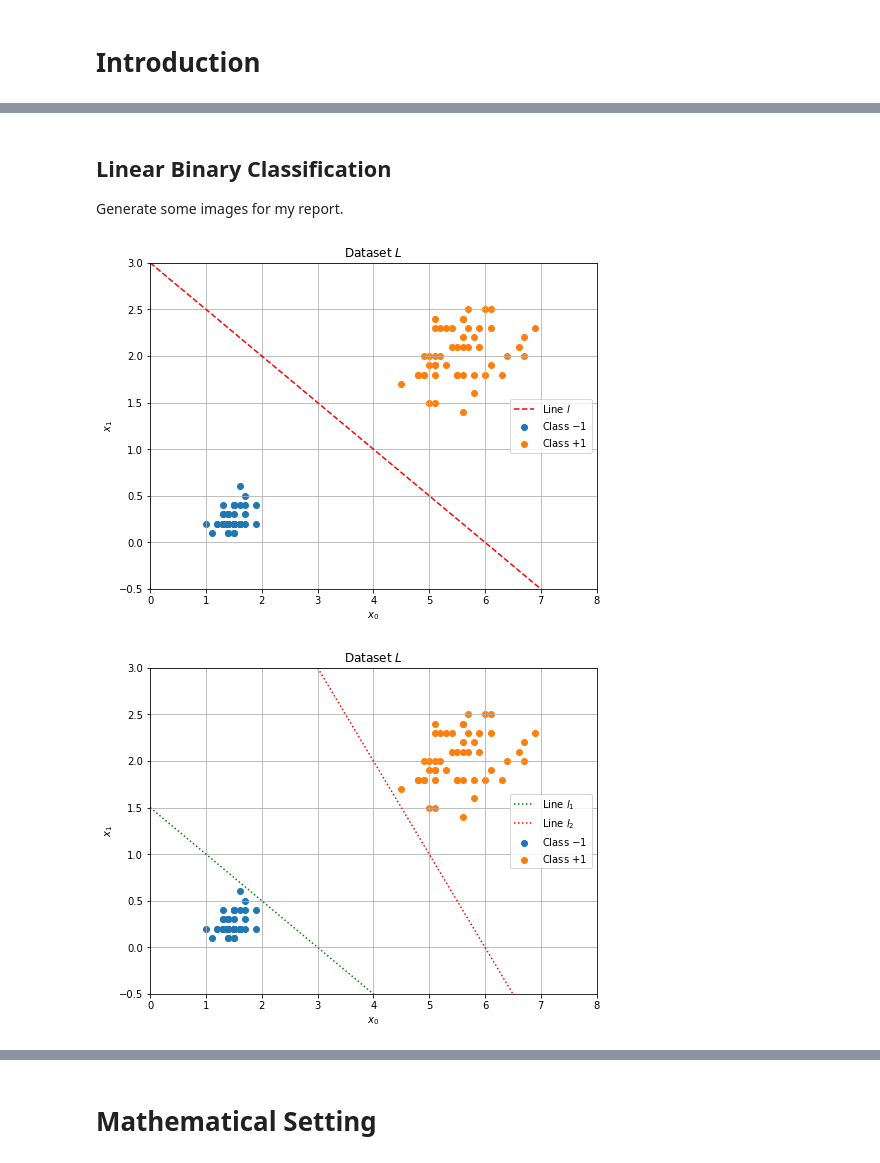
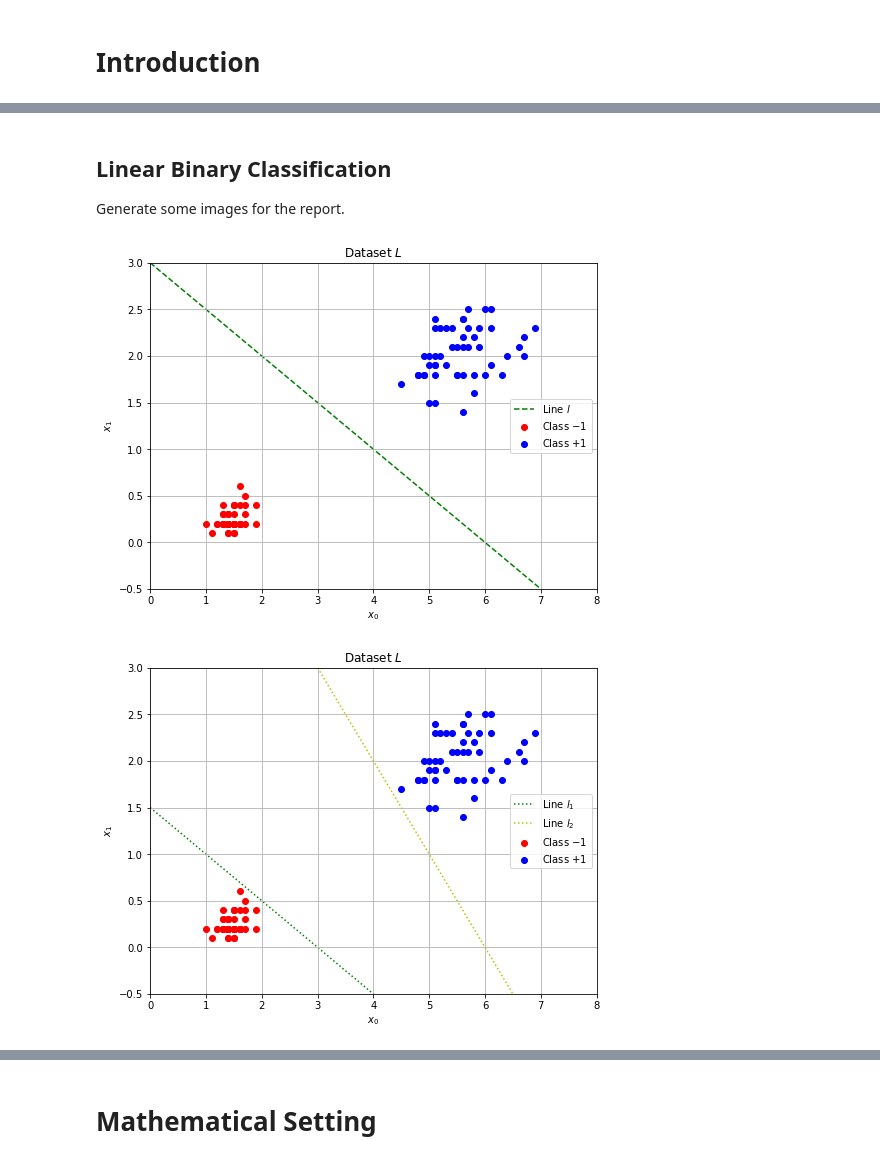
Before and after one commit to johnduffymsc/msc_comp0120project, a Jupyter notebook: COMP0120_Project_Code_John_Duffy.ipynb, the cells around one changed output, grey strips where cells are left out. Saved outputs shown, nothing was run; the diff lists cells and outputs as text; code cells hidden in the pictures.

```diff
--- a/COMP0120_Project_Code_John_Duffy.ipynb
+++ b/COMP0120_Project_Code_John_Duffy.ipynb
@@ -43,57 +24,55 @@ I have used this functionality throughout my code for clarity and brevity.
 # %% [markdown]
 ## Linear Binary Classification
 
-Generate some images for my report.
+Generate some images for the report.
 # %%
 # intro_0.pdf
 
-labels = ["Class $-1$", "Class $+1$"]
 plt.figure(figsize=(8, 6))
 plt.xlim(0, 8)
 plt.ylim(-0.5, 3)
-for i, value in enumerate([0, 2]):
-    plt.scatter(X[y == value, 2], X[y == value, 3], label=labels[i])
+plt.scatter(X[y == 0, 2], X[y == 0, 3], color="red", label="Class $-1$", zorder=2)
+plt.scatter(X[y == 2, 2], X[y == 2, 3], color="blue", label="Class $+1$", zorder=2)
 x0 = np.arange(plt.xlim()[0], plt.xlim()[1], 0.01)
 m = -0.5
 c = 3.0
 x1 = m * x0 + c
-plt.plot(x0, x1, "--r", label="Line $l$")
+plt.plot(x0, x1, "--g", label="Line $l$", zorder=1)
 plt.title("Dataset $L$")
 plt.xlabel("$x_0$")
 plt.ylabel("$x_1$")
 plt.legend(loc="center right")
-plt.grid()
+plt.grid(zorder=0)
 plt.savefig("intro_0.pdf")
 plt.show()
 # %% [output]
-[figure, old version]
+[figure, new version]
 # %%
 # intro_02.pdf
 
-labels = ["Class $-1$", "Class $+1$"]
 plt.figure(figsize=(8, 6))
 plt.xlim(0, 8)
 plt.ylim(-0.5, 3)
-for i, value in enumerate([0, 2]):
-    plt.scatter(X[y == value, 2], X[y == value, 3], label=labels[i])
+plt.scatter(X[y == 0, 2], X[y == 0, 3], color="red", label="Class $-1$", zorder=2)
+plt.scatter(X[y == 2, 2], X[y == 2, 3], color="blue", label="Class $+1$", zorder=2)
 x0 = np.arange(plt.xlim()[0], plt.xlim()[1], 0.01)
 m = -0.5
 c = 1.5
 x1 = m * x0 + c
-plt.plot(x0, x1, ":g", label="Line $l_1$")
+plt.plot(x0, x1, ":g", label="Line $l_1$", zorder=1)
 x0 = np.arange(plt.xlim()[0], plt.xlim()[1], 0.01)
 m = -1
 c = 6
 x1 = m * x0 + c
-plt.plot(x0, x1, ":r", label="Line $l_2$")
+plt.plot(x0, x1, ":y", label="Line $l_2$", zorder=1)
 plt.title("Dataset $L$")
 plt.xlabel("$x_0$")
 plt.ylabel("$x_1$")
 plt.legend(loc="center right")
-plt.grid()
+plt.grid(zorder=0)
 plt.savefig("intro_1.pdf")
 plt.show()
 # %% [output]
-[figure, old version]
+[figure, new version]
 # %%
 # intro_03.pdf
```
Also changed, not shown: parts of 13 cells of this notebook, 1 other file.
